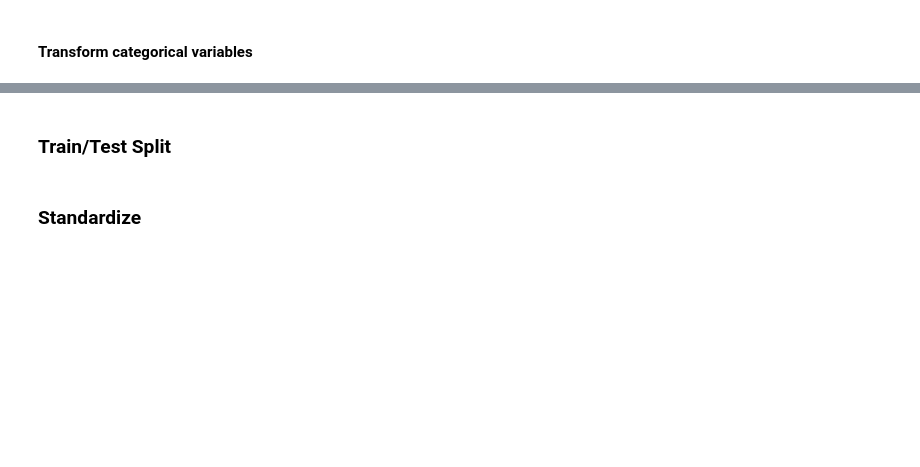
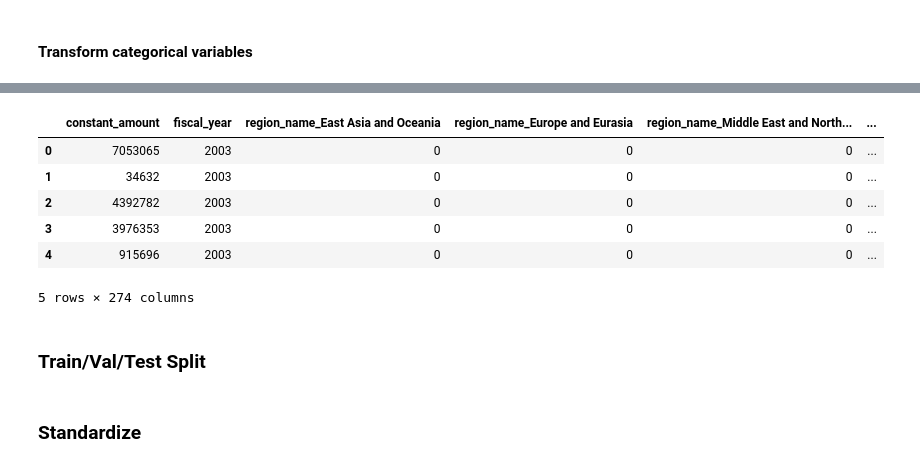
Before and after one commit to geneveeves/Metis_Project5, a Jupyter notebook: 04_Project5_Modeling.ipynb, the cells around one changed output, grey strips where cells are left out. Cells and saved outputs as stored; diff of their text form; code cells hidden in the pictures; blank space fills up the shorter version.

```diff
--- a/04_Project5_Modeling.ipynb
+++ b/04_Project5_Modeling.ipynb
@@ -103,3 +120,13 @@ memory usage: 16.4 MB
+# %%
+X.head()
+# %% [output]
+|  | constant_amount | fiscal_year | region_name_East Asia and Oceania | region_name_Europe and Eurasia | region_name_Middle East and North... | ... |
+| 0 | 7053065 | 2003 | 0 | 0 | 0 | ... |
+| 1 | 34632 | 2003 | 0 | 0 | 0 | ... |
+| 2 | 4392782 | 2003 | 0 | 0 | 0 | ... |
+| 3 | 3976353 | 2003 | 0 | 0 | 0 | ... |
+| 4 | 915696 | 2003 | 0 | 0 | 0 | ... |
+5 rows × 274 columns
 # %%
 # Look at feature collinearity
 #plt.figure(figsize=(200, 200))
@@ -107,5 +134,5 @@ memory usage: 16.4 MB
 #sns.heatmap(X.corr(), annot=False, cmap='coolwarm', vmin=-1, vmax=1)
 #plt.savefig('feature_correlation.png', bbox_inches = 'tight');
 # %% [markdown]
-### Train/Test Split
+### Train/Val/Test Split
 # %%
```
Also changed, not shown: parts of 24 cells of this notebook, 1 other file.
